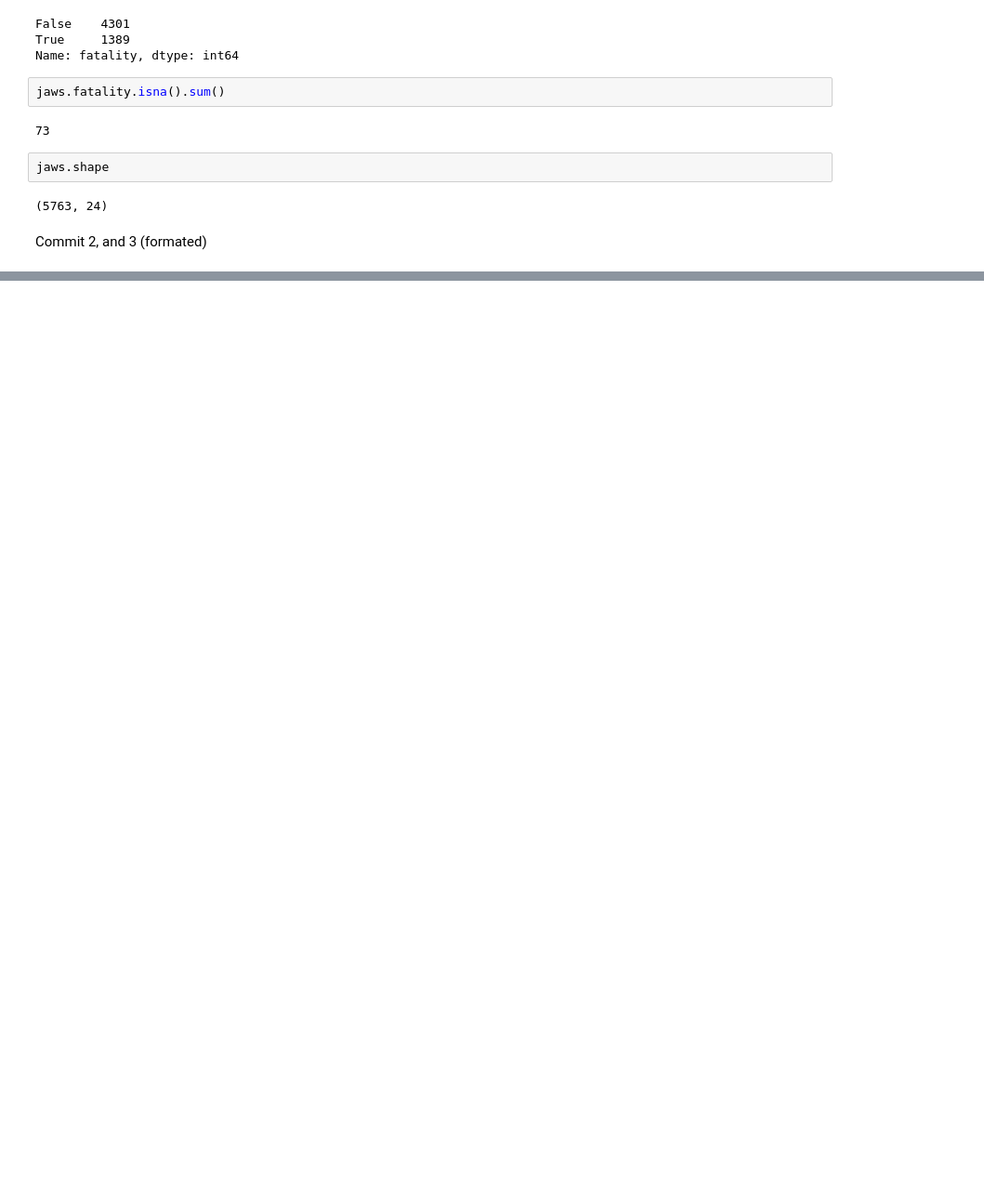
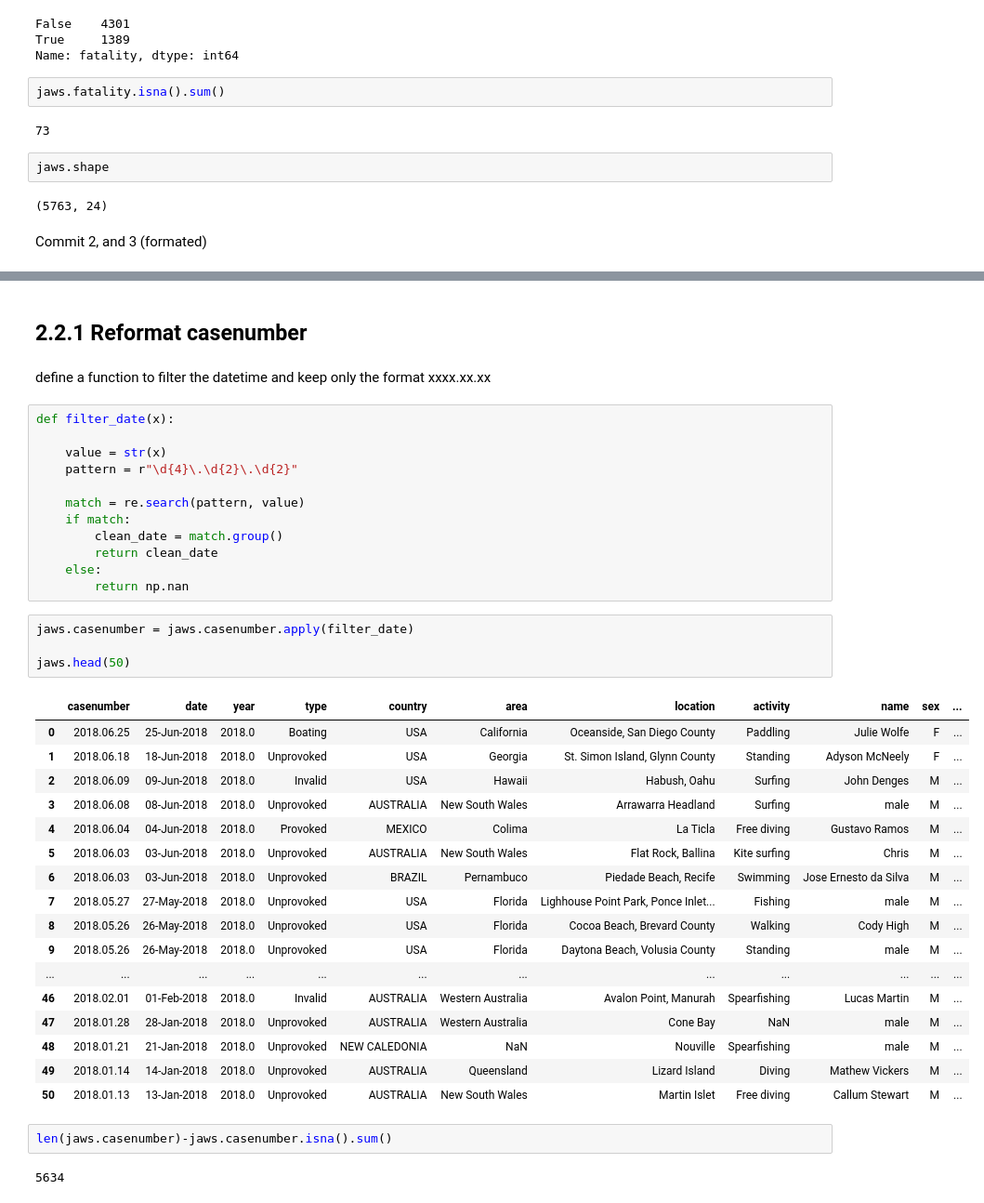
Before and after one commit to IbaiGallego/DataCleaning_SharkAttack, a Jupyter notebook: mycode/main.ipynb, the cells around one changed output, grey strips where cells are left out. Shown: that part at 93% size. Cells and saved outputs as stored; diff of their text form; blank space fills up the shorter version.

Commit message:
finished filtering dates

```diff
--- a/mycode/main.ipynb
+++ b/mycode/main.ipynb
@@ -167,0 +190,42 @@ Commit 2, and 3 (formated)
+# %% [markdown]
+## 2.2.1 Reformat casenumber
+# %% [markdown]
+define a function to filter the datetime and keep only the format xxxx.xx.xx
+# %%
+def filter_date(x):
+
+    value = str(x)
+    pattern = r"\d{4}\.\d{2}\.\d{2}"
+
+    match = re.search(pattern, value)
+    if match:
+        clean_date = match.group()
+        return clean_date
+    else:
+        return np.nan
+# %%
+jaws.casenumber = jaws.casenumber.apply(filter_date)
+
+jaws.head(50)
+# %% [output]
+|  | casenumber | date | year | type | country | area | location | activity | name | sex | ... |
+| 0 | 2018.06.25 | 25-Jun-2018 | 2018.0 | Boating | USA | California | Oceanside, San Diego County | Paddling | Julie Wolfe | F | ... |
+| 1 | 2018.06.18 | 18-Jun-2018 | 2018.0 | Unprovoked | USA | Georgia | St. Simon Island, Glynn County | Standing | Adyson McNeely | F | ... |
+| 2 | 2018.06.09 | 09-Jun-2018 | 2018.0 | Invalid | USA | Hawaii | Habush, Oahu | Surfing | John Denges | M | ... |
+| 3 | 2018.06.08 | 08-Jun-2018 | 2018.0 | Unprovoked | AUSTRALIA | New South Wales | Arrawarra Headland | Surfing | male | M | ... |
+| 4 | 2018.06.04 | 04-Jun-2018 | 2018.0 | Provoked | MEXICO | Colima | La Ticla | Free diving | Gustavo Ramos | M | ... |
+| 5 | 2018.06.03 | 03-Jun-2018 | 2018.0 | Unprovoked | AUSTRALIA | New South Wales | Flat Rock, Ballina | Kite surfing | Chris | M | ... |
+| 6 | 2018.06.03 | 03-Jun-2018 | 2018.0 | Unprovoked | BRAZIL | Pernambuco | Piedade Beach, Recife | Swimming | Jose Ernesto da Silva | M | ... |
+| 7 | 2018.05.27 | 27-May-2018 | 2018.0 | Unprovoked | USA | Florida | Lighhouse Point Park, Ponce Inlet... | Fishing | male | M | ... |
+| 8 | 2018.05.26 | 26-May-2018 | 2018.0 | Unprovoked | USA | Florida | Cocoa Beach, Brevard County | Walking | Cody High | M | ... |
+| 9 | 2018.05.26 | 26-May-2018 | 2018.0 | Unprovoked | USA | Florida | Daytona Beach, Volusia County | Standing | male | M | ... |
+| ... | ... | ... | ... | ... | ... | ... | ... | ... | ... | ... | ... |
+| 46 | 2018.02.01 | 01-Feb-2018 | 2018.0 | Invalid | AUSTRALIA | Western Australia | Avalon Point, Manurah | Spearfishing | Lucas Martin | M | ... |
+| 47 | 2018.01.28 | 28-Jan-2018 | 2018.0 | Unprovoked | AUSTRALIA | Western Australia | Cone Bay | NaN | male | M | ... |
+| 48 | 2018.01.21 | 21-Jan-2018 | 2018.0 | Unprovoked | NEW CALEDONIA | NaN | Nouville | Spearfishing | male | M | ... |
+| 49 | 2018.01.14 | 14-Jan-2018 | 2018.0 | Unprovoked | AUSTRALIA | Queensland | Lizard Island | Diving | Mathew Vickers | M | ... |
+| 50 | 2018.01.13 | 13-Jan-2018 | 2018.0 | Unprovoked | AUSTRALIA | New South Wales | Martin Islet | Free diving | Callum Stewart | M | ... |
+# %%
+len(jaws.casenumber)-jaws.casenumber.isna().sum()
+# %% [output]
+5634
```
Also changed, not shown: parts of 13 cells of this notebook.
